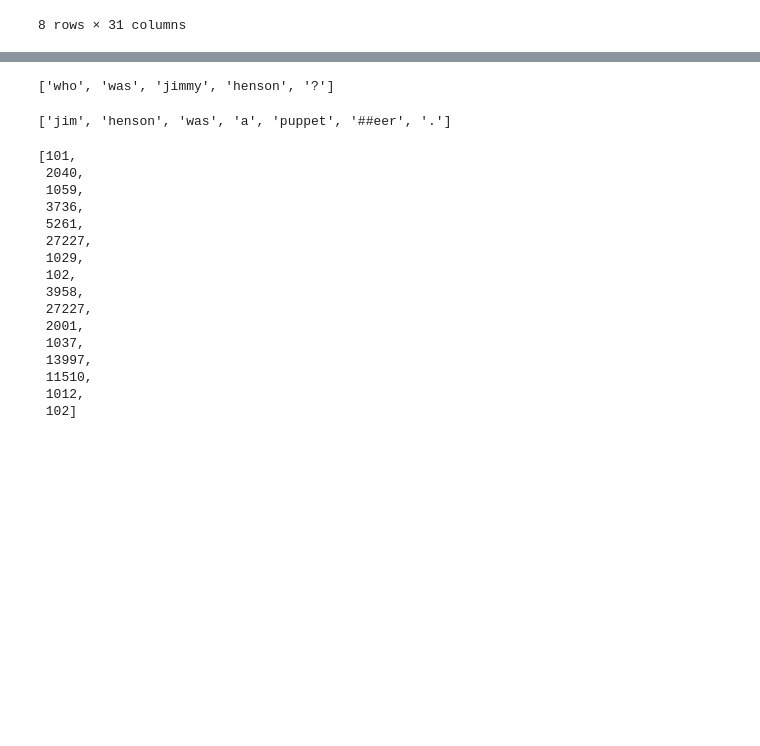
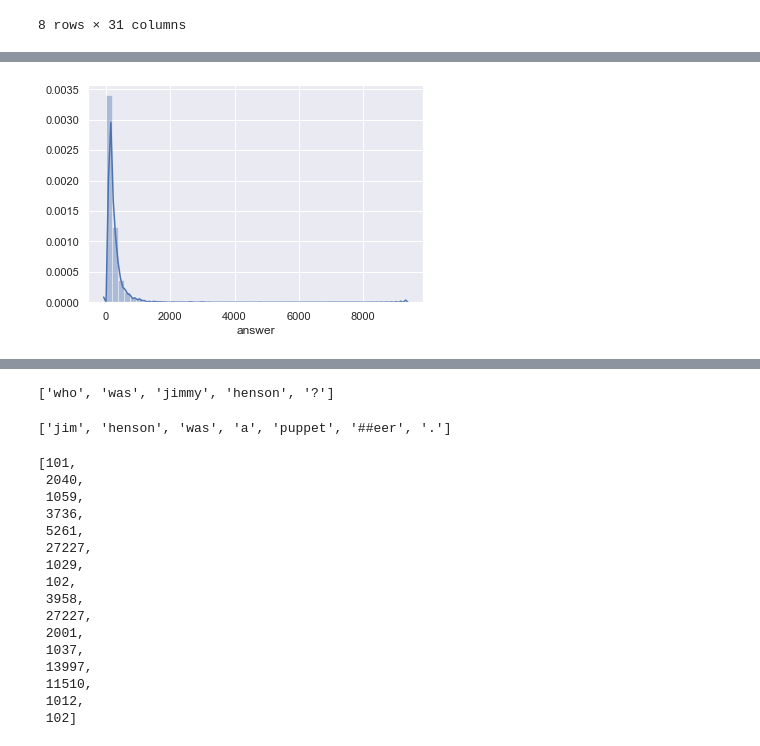
Before and after one commit to rcharan/count-von-embedding, a Jupyter notebook: analysis/becca_working.ipynb, the cells around one changed output, grey strips where cells are left out. Cells and saved outputs as stored; diff of their text form; code cells hidden in the pictures; blank space fills up the shorter version.

```diff
--- a/analysis/becca_working.ipynb
+++ b/analysis/becca_working.ipynb
@@ -88,0 +135,2 @@ train_data.describe()
+# %%
+answer_len = answer.map(token_len)
@@ -88,0 +157,4 @@ train_data.describe()
+# %%
+sns.distplot(answer_len);
+# %% [output]
+[figure, added]
```
Also changed, not shown: parts of 31 cells of this notebook.
